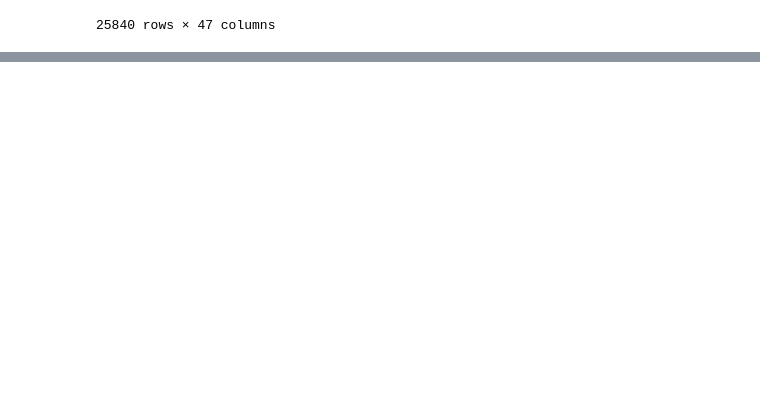
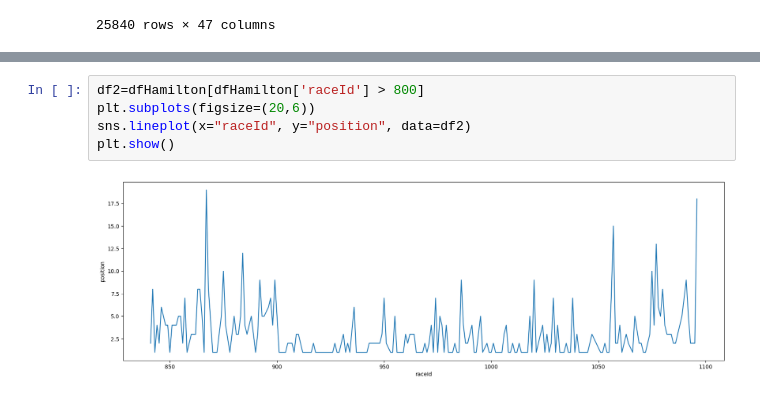
Before and after one commit to AdamSerrakh/FormationGreta, a Jupyter notebook: ProjetF1/Untitled.ipynb, the cells around one changed output, grey strips where cells are left out. Drawn from its saved outputs; the diff is of its cells as text; blank space fills up the shorter version.

```diff
--- a/ProjetF1/Untitled.ipynb
+++ b/ProjetF1/Untitled.ipynb
@@ -66,0 +149,7 @@ df
+# %%
+df2=dfHamilton[dfHamilton['raceId'] > 800]
+plt.subplots(figsize=(20,6))
+sns.lineplot(x="raceId", y="position", data=df2)
+plt.show()
+# %% [output]
+[figure, added]
```
Also changed, not shown: parts of 19 cells of this notebook.
